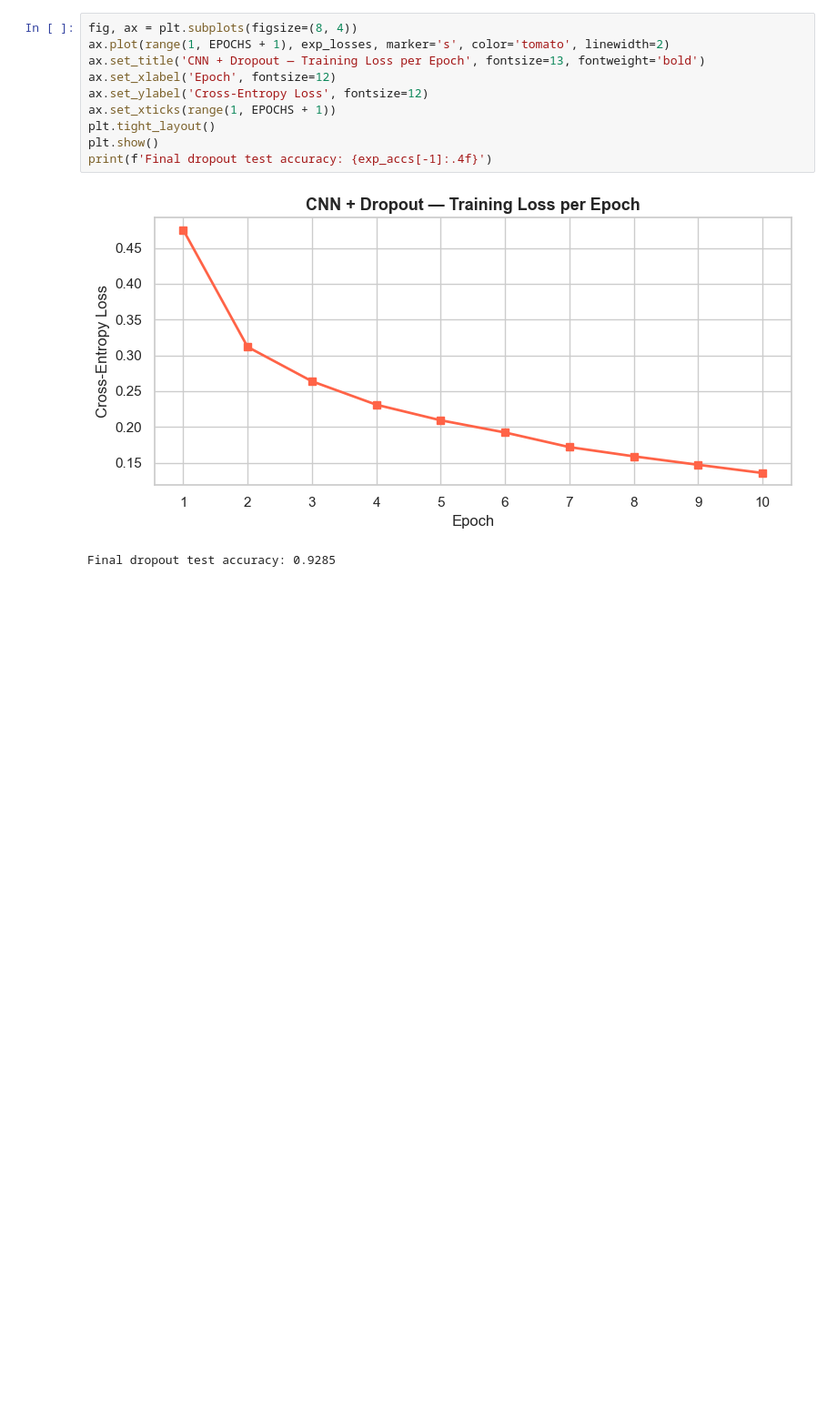
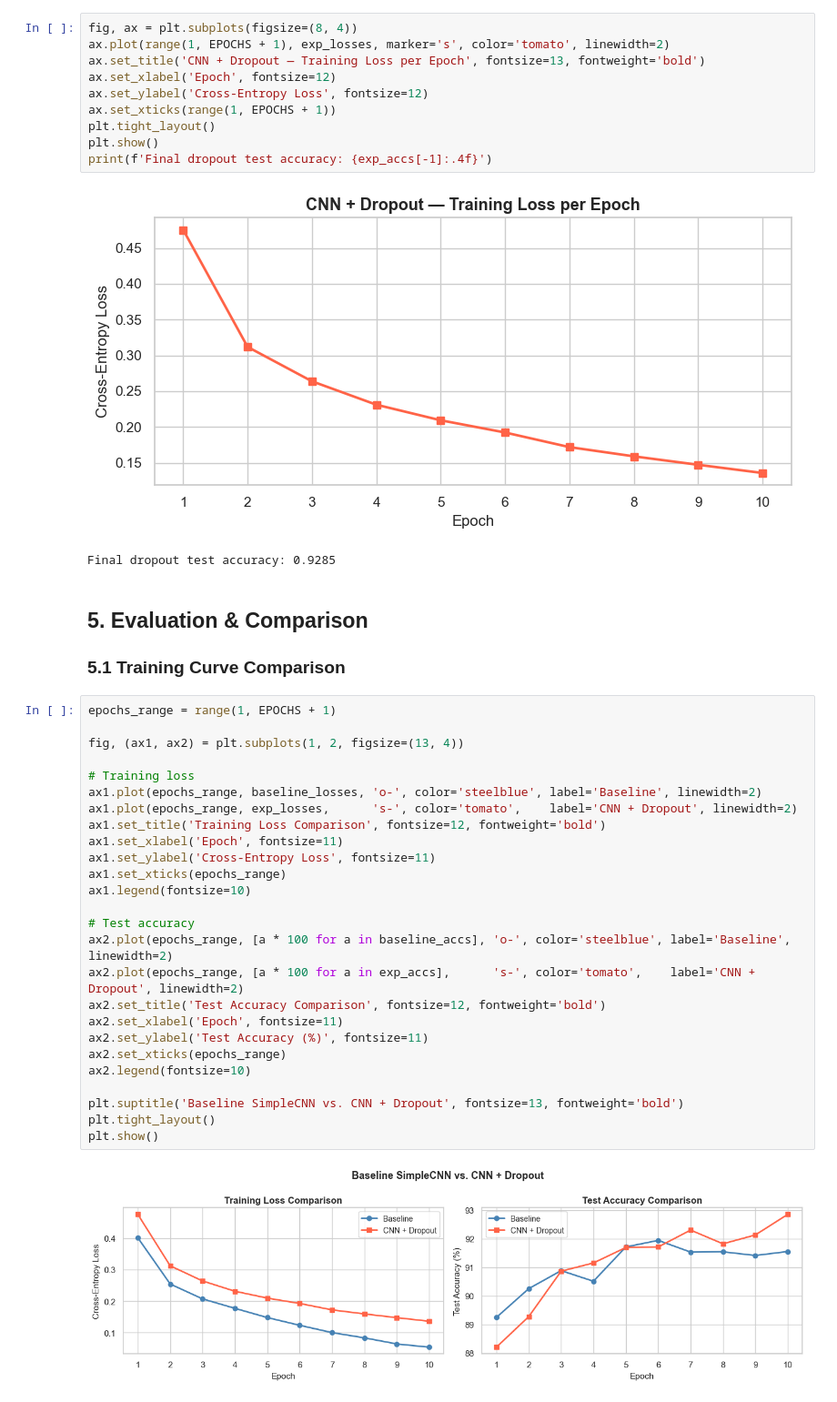
Before and after one commit to sbodrero/deep_learning_systems, a Jupyter notebook: deep_learning.ipynb, the cells around one changed output. Shown at 91% size. Saved outputs shown, nothing was run; the diff lists cells and outputs as text; blank space fills up the shorter version.

Commit message:
Visualize training loss and test accuracy comparison between baseline and CNN with dropout

```diff
--- a/deep_learning.ipynb
+++ b/deep_learning.ipynb
@@ -405,3 +405,35 @@ print(f'Final dropout test accuracy: {exp_accs[-1]:.4f}')
 # %% [output]
 [figure]
 Final dropout test accuracy: 0.9285
+# %% [markdown]
+## 5. Evaluation & Comparison
+
+### 5.1 Training Curve Comparison
+# %%
+epochs_range = range(1, EPOCHS + 1)
+
+fig, (ax1, ax2) = plt.subplots(1, 2, figsize=(13, 4))
+
+# Training loss
+ax1.plot(epochs_range, baseline_losses, 'o-', color='steelblue', label='Baseline', linewidth=2)
+ax1.plot(epochs_range, exp_losses,      's-', color='tomato',    label='CNN + Dropout', linewidth=2)
+ax1.set_title('Training Loss Comparison', fontsize=12, fontweight='bold')
+ax1.set_xlabel('Epoch', fontsize=11)
+ax1.set_ylabel('Cross-Entropy Loss', fontsize=11)
+ax1.set_xticks(epochs_range)
+ax1.legend(fontsize=10)
+
+# Test accuracy
+ax2.plot(epochs_range, [a * 100 for a in baseline_accs], 'o-', color='steelblue', label='Baseline', linewidth=2)
+ax2.plot(epochs_range, [a * 100 for a in exp_accs],      's-', color='tomato',    label='CNN + Dropout', linewidth=2)
+ax2.set_title('Test Accuracy Comparison', fontsize=12, fontweight='bold')
+ax2.set_xlabel('Epoch', fontsize=11)
+ax2.set_ylabel('Test Accuracy (%)', fontsize=11)
+ax2.set_xticks(epochs_range)
+ax2.legend(fontsize=10)
+
+plt.suptitle('Baseline SimpleCNN vs. CNN + Dropout', fontsize=13, fontweight='bold')
+plt.tight_layout()
+plt.show()
+# %% [output]
+[figure, added]
```
